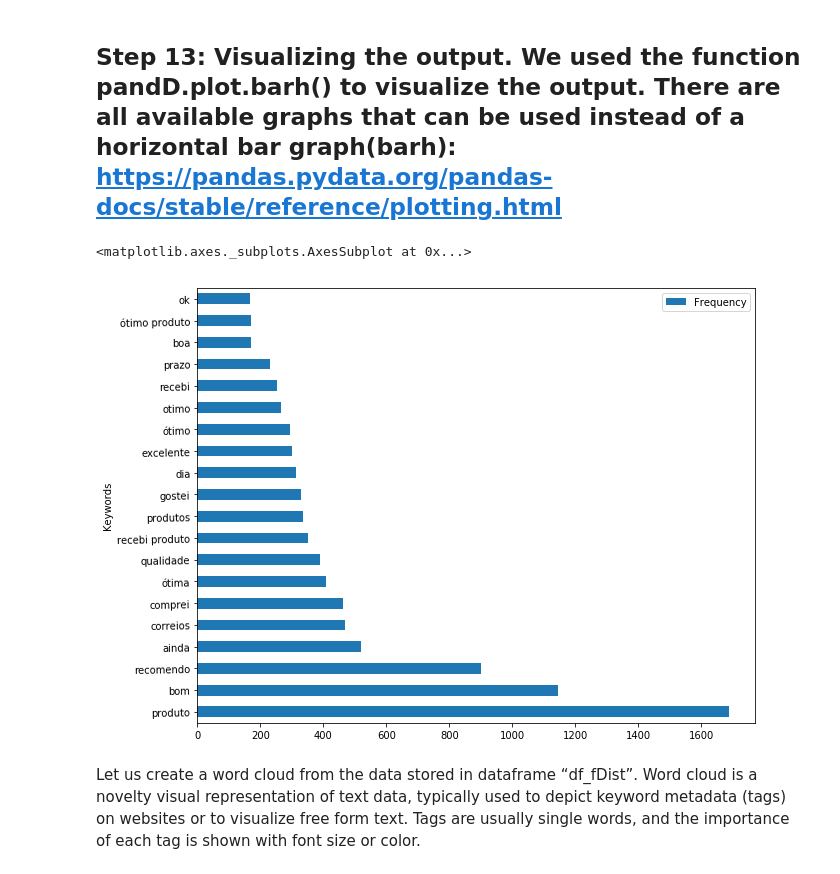
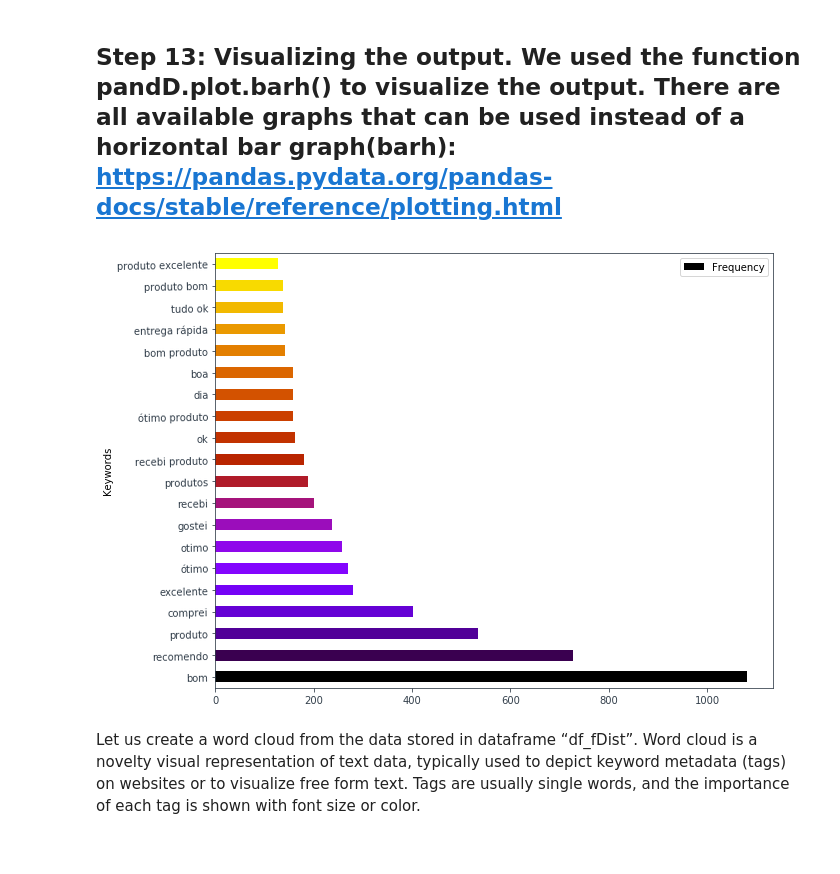
Before and after one commit to Branden-Kang/Brazillian-E-commerce-Analysis, a Jupyter notebook: Natural_Language_Processing_in_review_dataset.ipynb, the cells around one changed output. Drawn from its saved outputs; the diff is of its cells as text; code cells hidden in the pictures.

```diff
--- a/Natural_Language_Processing_in_review_dataset.ipynb
+++ b/Natural_Language_Processing_in_review_dataset.ipynb
@@ -206,7 +223,7 @@ wordTokenizeRDD.collect()
 # %%
 def removeStopWordsFunct(x):
     from nltk.corpus import stopwords
-    stop_words=set(stopwords.words('english'))
+    stop_words=set(stopwords.words('portuguese'))
     filteredSentence = [w for w in x if not w in stop_words]
     return filteredSentence
 stopwordRDD = wordTokenizeRDD.map(removeStopWordsFunct)
@@ -416,12 +433,16 @@ freqDistRDD.take(20)
 # %%
 df_fDist = freqDistRDD.toDF() #converting RDD to spark dataframe
 df_fDist.createOrReplaceTempView("myTable")
 df2 = spark.sql("SELECT _1 AS Keywords, _2 as Frequency from myTable limit 20") #renaming columns
 pandD = df2.toPandas() #converting spark dataframes to pandas dataframes
-pandD.plot.barh(x='Keywords', y='Frequency', rot=1, figsize=(10,8))
+number = 20
+cmap = plt.get_cmap('gnuplot') # gnuplot
+colors = [cmap(i) for i in np.linspace(0, 1, number)]
+pandD.plot.barh(x='Keywords', y='Frequency', color=colors, rot=1, figsize=(10,8))
+plt.legend(loc='best')
+plt.savefig("/content/gdrive/Shared drives/ISE467 : Project 2&3/brazilian-ecommerce/review_frequency.png", format="png")
 # %% [output]
-<matplotlib.axes._subplots.AxesSubplot at 0x...>
-[figure, old version]
+[figure, new version]
 # %% [markdown]
 Let us create a word cloud from the data stored in dataframe “df_fDist”.
 Word cloud is a novelty visual representation of text data, typically used to depict keyword metadata (tags) on websites or to visualize free form text. Tags are usually single words, and the importance of each tag is shown with font size or color.
```
Also changed, not shown: parts of 13 cells of this notebook.
